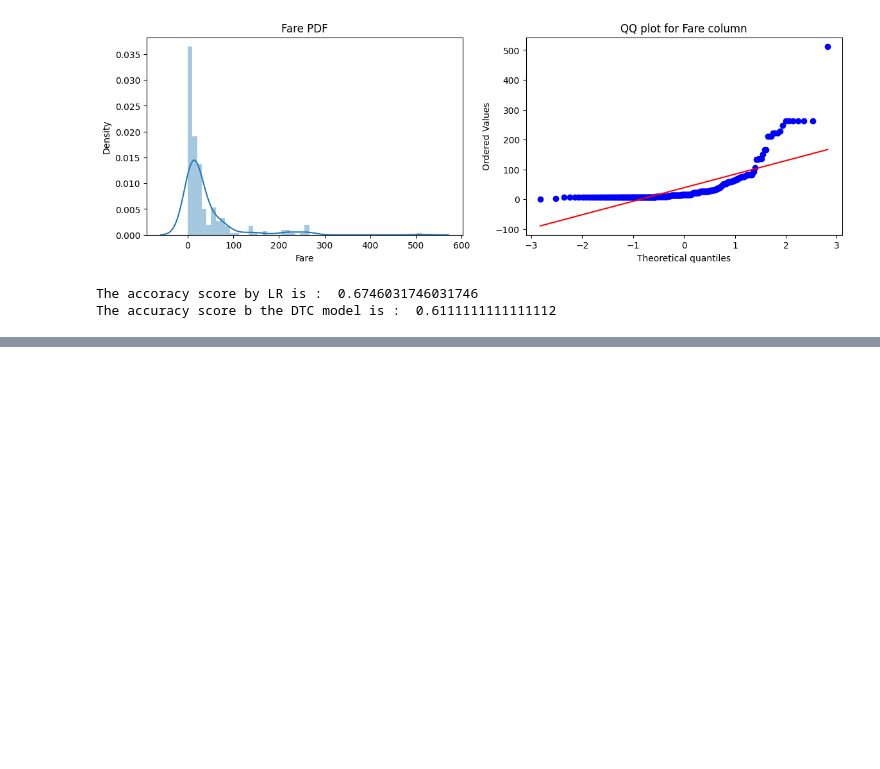
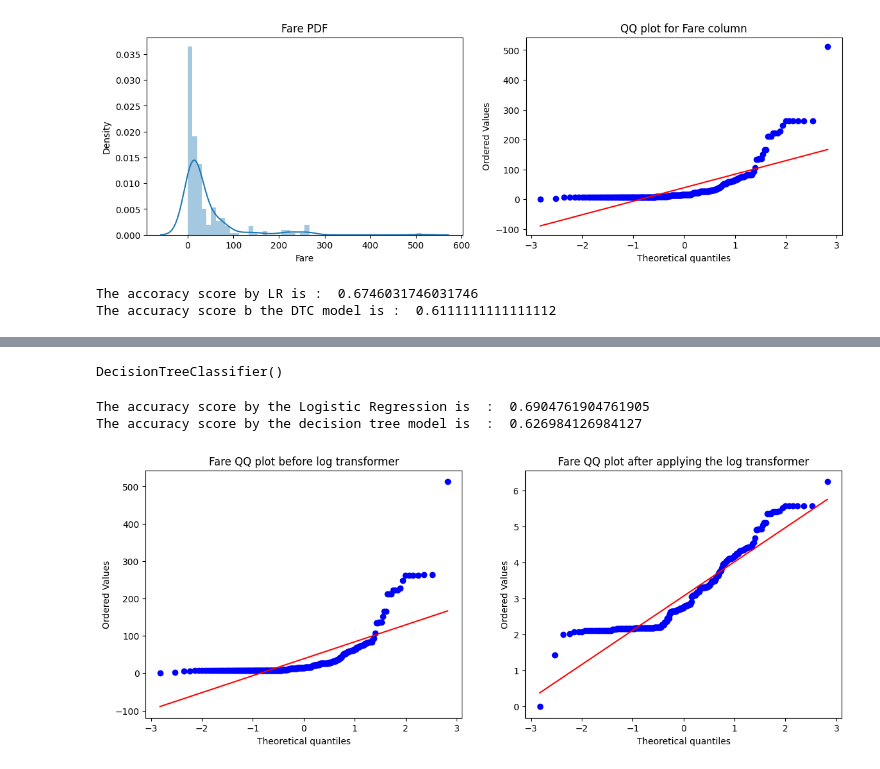
Before and after one commit to DeepakAK47/ML-Learning-Journey, a Jupyter notebook: day30.ipynb, the cells around one changed output, grey strips where cells are left out. Cells and saved outputs as stored; diff of their text form; code cells hidden in the pictures; blank space fills up the shorter version.

Commit message:
appling log transformer

```diff
--- a/day30.ipynb
+++ b/day30.ipynb
@@ -190,0 +217,7 @@ The accuracy score b the DTC model is :  0.6111111111111112
+# %%
+# creating log transformer object
+trf = FunctionTransformer(func=np.log1p) # ip means log base 10
+# %%
+# applyinng transformer over train and test data
+x_train_transform = trf.fit_transform(x_train)
+x_test_transform = trf.fit_transform(x_test)
@@ -190,0 +240,10 @@ The accuracy score b the DTC model is :  0.6111111111111112
+# %%
+# creating object for the Logistictic regression and DecisionTree
+clf = LogisticRegression()
+clf2 = DecisionTreeClassifier()
+# %%
+# Provide the data to the model so that it can evaluate the parameter
+clf.fit(x_train_transform,y_train)
+clf2.fit(x_train_transform,y_train)
+# %% [output]
+DecisionTreeClassifier()
@@ -190,0 +254,24 @@ The accuracy score b the DTC model is :  0.6111111111111112
+# %%
+# Calculating the accuracy score from both model after applying the log transformer
+print('The accuracy score by the Logistic Regression is  : ',accuracy_score(y_pred,y_test))
+print('The accuracy score by the decision tree model is  : ',accuracy_score(y_pred2,y_test))
+# Note -> By applying the lg transformer the accuracy score of Logistic regression is increases but the accuracy score of the
+# deciosntree is decreases
+# %% [output]
+The accuracy score by the Logistic Regression is  :  0.6904761904761905
+The accuracy score by the decision tree model is  :  0.626984126984127
+# %%
+# QQ plot for fare column before and after applying the log transformer
+plt.figure(figsize=(14,5))
+plt.subplot(1,2,1)
+stats.probplot(x_train['Fare'],dist='norm',plot=plt)
+plt.title('Fare QQ plot before log transformer')
+
+# second figure
+plt.subplot(1,2,2)
+stats.probplot(x_train_transform['Fare'],dist='norm',plot=plt)
+plt.title('Fare QQ plot after applying the log transformer')
+
+plt.show()
+# %% [output]
+[figure, added]
```
Also changed, not shown: parts of 12 cells of this notebook.
